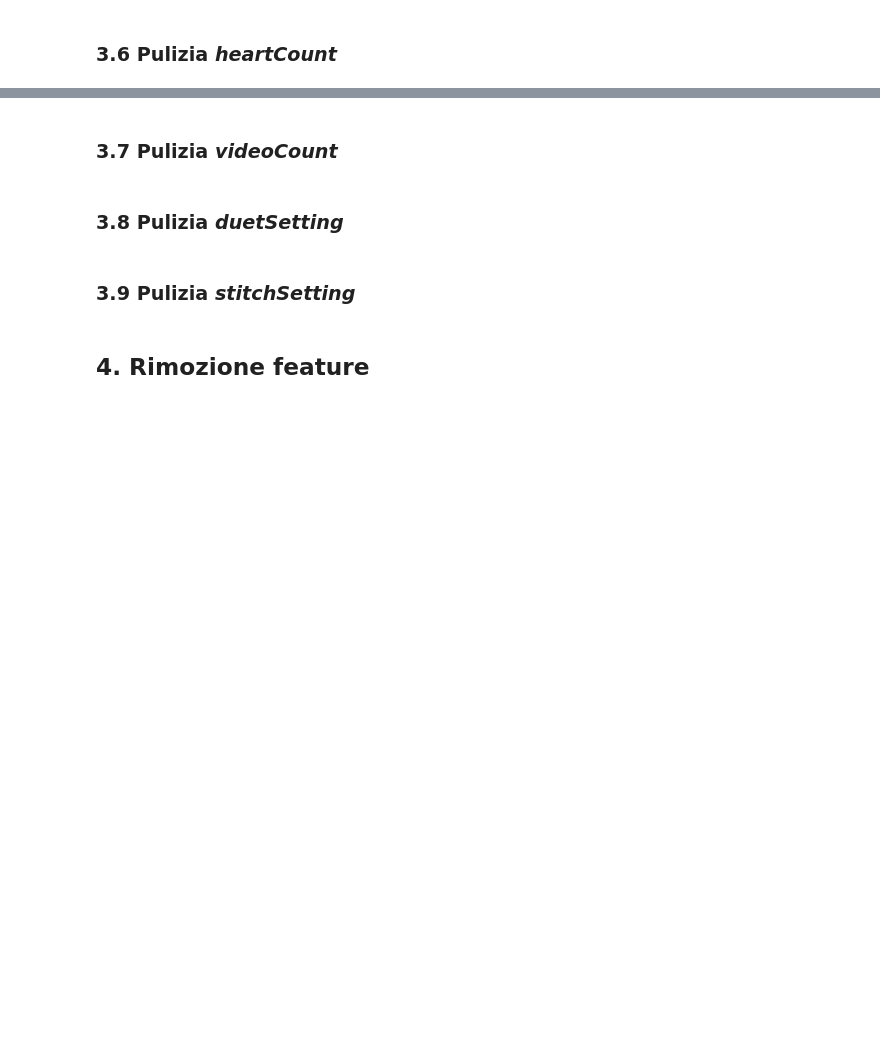
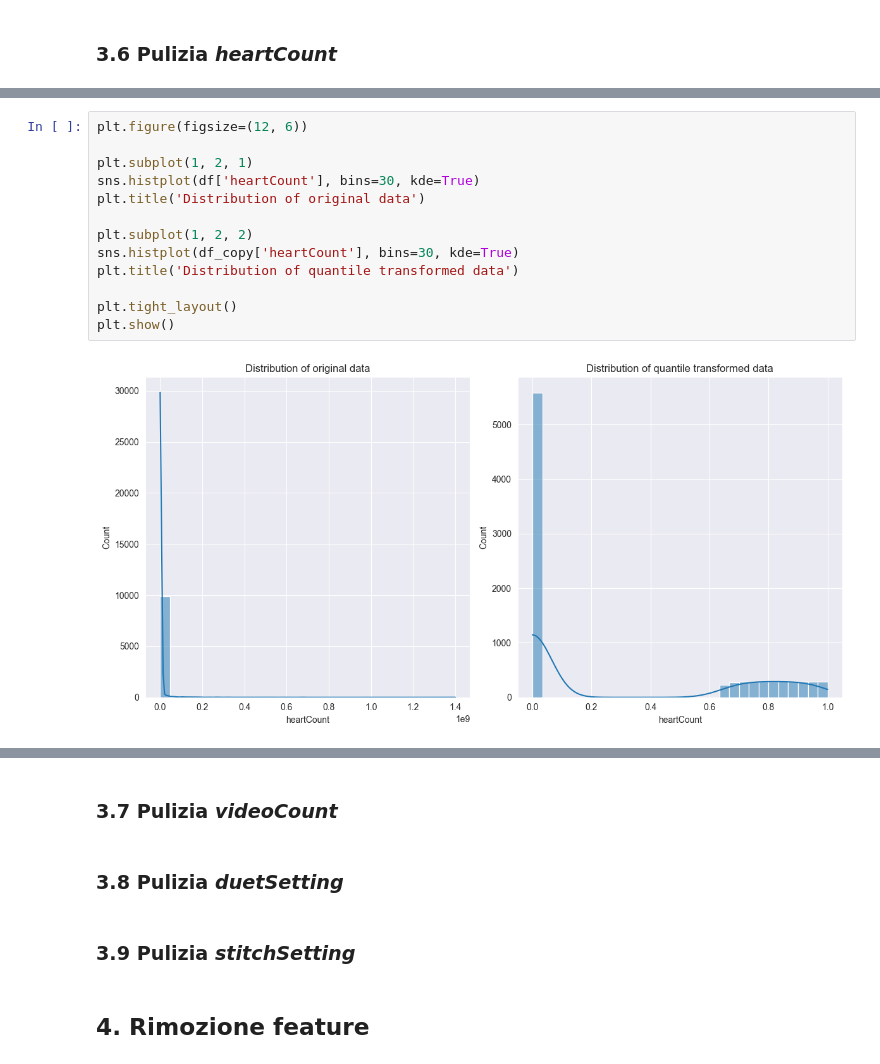
Before and after one commit to raffaele-aurucci/Fake-TikTok-Account-Detection, a Jupyter notebook: 1_Data_Cleaning.ipynb, the cells around one changed output, grey strips where cells are left out. Drawn from its saved outputs; the diff is of its cells as text; blank space fills up the shorter version.

```diff
--- a/1_Data_Cleaning.ipynb
+++ b/1_Data_Cleaning.ipynb
@@ -480,0 +525,15 @@ df_copy.head()
+# %%
+plt.figure(figsize=(12, 6))
+
+plt.subplot(1, 2, 1)
+sns.histplot(df['heartCount'], bins=30, kde=True)
+plt.title('Distribution of original data')
+
+plt.subplot(1, 2, 2)
+sns.histplot(df_copy['heartCount'], bins=30, kde=True)
+plt.title('Distribution of quantile transformed data')
+
+plt.tight_layout()
+plt.show()
+# %% [output]
+[figure, added]
```
Also changed, not shown: parts of 40 cells of this notebook.
